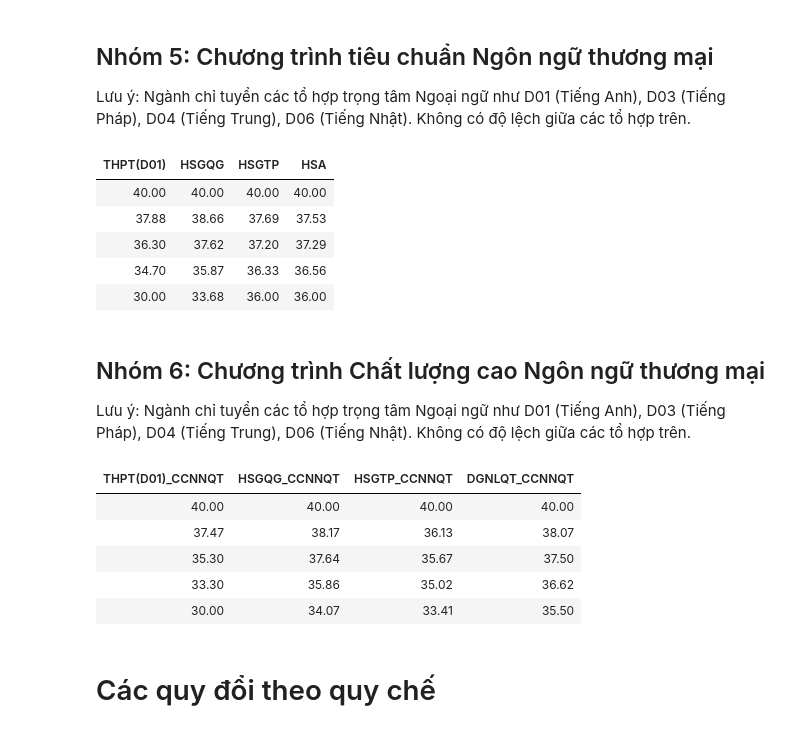
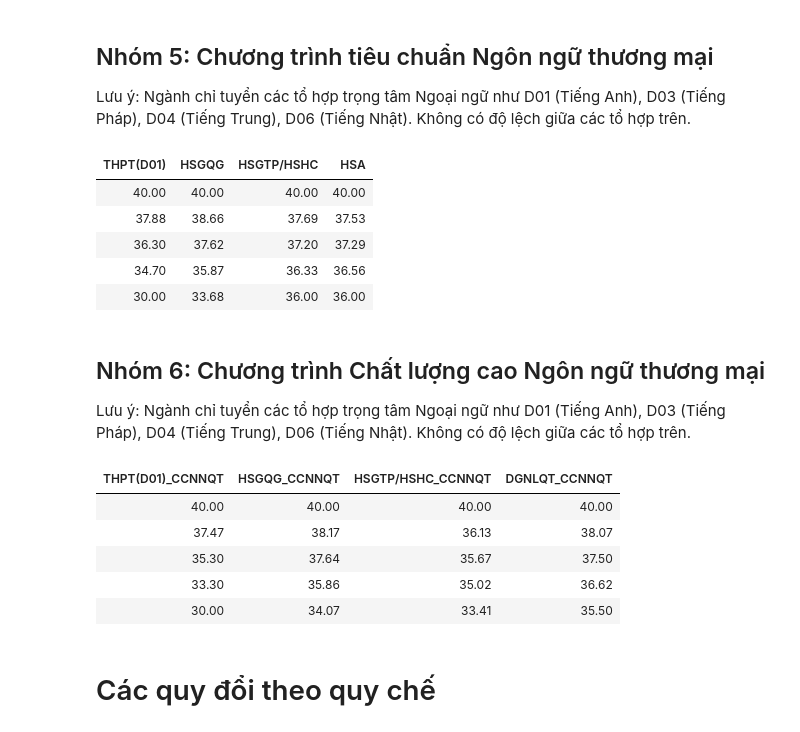
Before and after one commit to k1m1nonawa4869/THPT-converter, a Jupyter notebook: FTU.ipynb, the cells around one changed output. Saved outputs shown, nothing was run; the diff lists cells and outputs as text; code cells hidden in the pictures.

```diff
--- a/FTU.ipynb
+++ b/FTU.ipynb
@@ -320,18 +318,18 @@ Lưu ý: Ngành chỉ tuyển các tổ hợp trọng tâm Ngoại ngữ như D0
 # %%
 thpt_list_5 = [40, 37.88, 36.3, 34.7, 30]
 hsgqg_list_5 = [40, 38.66, 37.62, 35.87, 33.68]
 hsgtp_list_5 = [40, 37.69, 37.2, 36.33, 36]
 hsa_list_5 = [40, 37.53, 37.29, 36.56, 36]
 
 data_5 = {"THPT(D01)": thpt_list_5,
           "HSGQG": hsgqg_list_5,
-          "HSGTP": hsgtp_list_5,
+          "HSGTP/HSHC": hsgtp_list_5,
           "HSA": hsa_list_5}
 
 table_5 = pd.DataFrame(data_5)
 display(table_5.style.hide(axis="index").format(precision=2))
 # %% [output]
-| THPT(D01) | HSGQG | HSGTP | HSA |
+| THPT(D01) | HSGQG | HSGTP/HSHC | HSA |
 | 40.00 | 40.00 | 40.00 | 40.00 |
 | 37.88 | 38.66 | 37.69 | 37.53 |
 | 36.30 | 37.62 | 37.20 | 37.29 |
@@ -349,13 +347,13 @@ dqnlqt_ccnnqt_list_6 = [40, 38.07, 37.5, 36.62, 35.5]
 
 data_6 = {"THPT(D01)_CCNNQT": thpt_ccnnqt_list_6,
           "HSGQG_CCNNQT": hsgqg_ccnnqt_list_6,
-          "HSGTP_CCNNQT": hsgtp_ccnnqt_list_6,
+          "HSGTP/HSHC_CCNNQT": hsgtp_ccnnqt_list_6,
           "DGNLQT_CCNNQT": dqnlqt_ccnnqt_list_6}
 
 table_6 = pd.DataFrame(data_6)
 display(table_6.style.hide(axis="index").format(precision=2))
 # %% [output]
-| THPT(D01)_CCNNQT | HSGQG_CCNNQT | HSGTP_CCNNQT | DGNLQT_CCNNQT |
+| THPT(D01)_CCNNQT | HSGQG_CCNNQT | HSGTP/HSHC_CCNNQT | DGNLQT_CCNNQT |
 | 40.00 | 40.00 | 40.00 | 40.00 |
 | 37.47 | 38.17 | 36.13 | 38.07 |
 | 35.30 | 37.64 | 35.67 | 37.50 |
```
Also changed, not shown: parts of 19 cells of this notebook, 1 other file.
